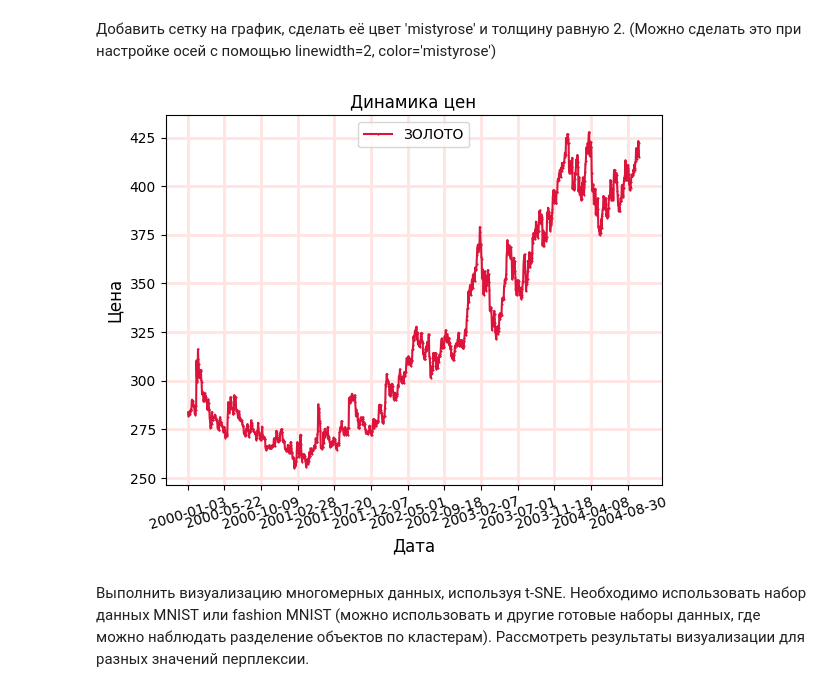
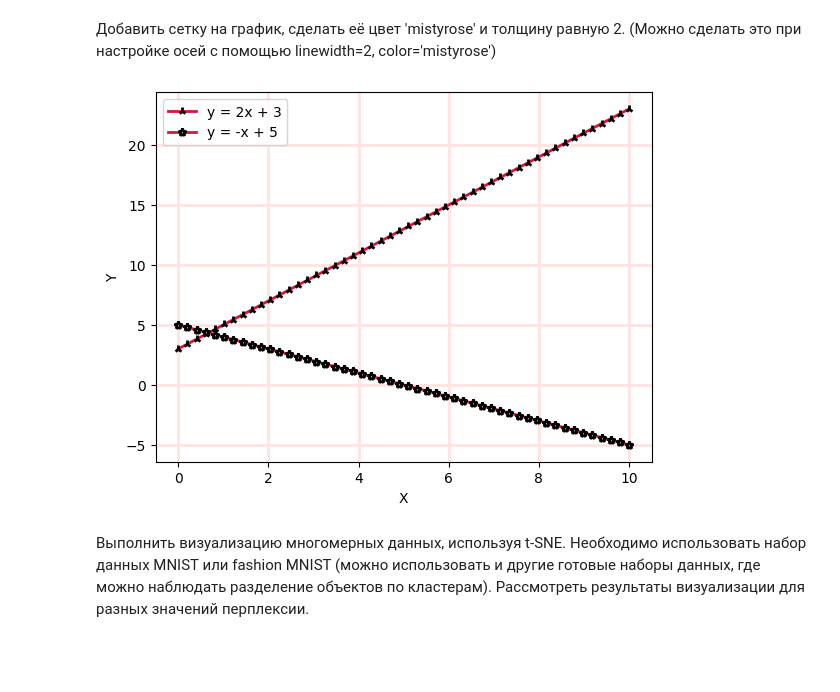
Before and after one commit to desolee7/TIABD, a Jupyter notebook: 2Praktika/2Praktika.ipynb, the cells around one changed output. Saved outputs shown, nothing was run; the diff lists cells and outputs as text; code cells hidden in the pictures; blank space fills up the shorter version.

```diff
--- a/2Praktika/2Praktika.ipynb
+++ b/2Praktika/2Praktika.ipynb
@@ -300,34 +282,33 @@ plt.show()
 Добавить  сетку  на  график,  сделать  её  цвет  'mistyrose'  и  толщину
 равную  2.  (Можно  сделать  это  при  настройке  осей  с  помощью
 linewidth=2, color='mistyrose')
-# %%
-import matplotlib.pyplot as plt
-import pandas as pd
-import numpy as np
-
-fig = plt.figure()
-plt.grid(True, color='mistyrose', linewidth=2)
-
-data = pd.read_csv('commodity_futures.csv', sep=',')
-
-plt.title("Динамика цен")
-plt.xlabel("Дата", fontsize=12)
-plt.ylabel("Цена", fontsize=12)
-plt.xticks(np.arange(start =0, stop=len(data), step=100), rotation = 17, size =10)
-
-plt.plot(data['Date'],
-        data['GOLD'],
-        marker='2',
-        color="crimson",
-        linewidth=1.5,
-        markersize=1.5,
-        label='ЗОЛОТО'
-        )
-plt.legend(loc='upper center')
-
-plt.show()
-# %% [output]
-[figure, removed]
+# %%
+import numpy as np
+import matplotlib.pyplot as plt
+
+x = np.linspace(0, 10)
+y1 = 2 * x + 3
+y2 = -x + 5
+
+fig, ax = plt.subplots()
+ax.grid(True, linewidth=2, color='mistyrose')
+
+
+ax.plot(x, y1, label='y = 2x + 3', color='crimson', marker='2', markerfacecolor='white',
+        markeredgewidth=2, markeredgecolor='black', linewidth=2)
+
+ax.plot(x, y2, label='y = -x + 5', color='crimson', marker='*', markerfacecolor='white',
+        markeredgewidth=2, markeredgecolor='black', linewidth=2)
+
+
+ax.legend()
+
+ax.set_xlabel('X')
+ax.set_ylabel('Y')
+
+plt.show()
+# %% [output]
+[figure, added]
 # %% [markdown]
 Выполнить  визуализацию  многомерных  данных,  используя  t-SNE.
 Необходимо использовать набор данных MNIST или fashion MNIST
```
Also changed, not shown: parts of 7 cells of this notebook.
